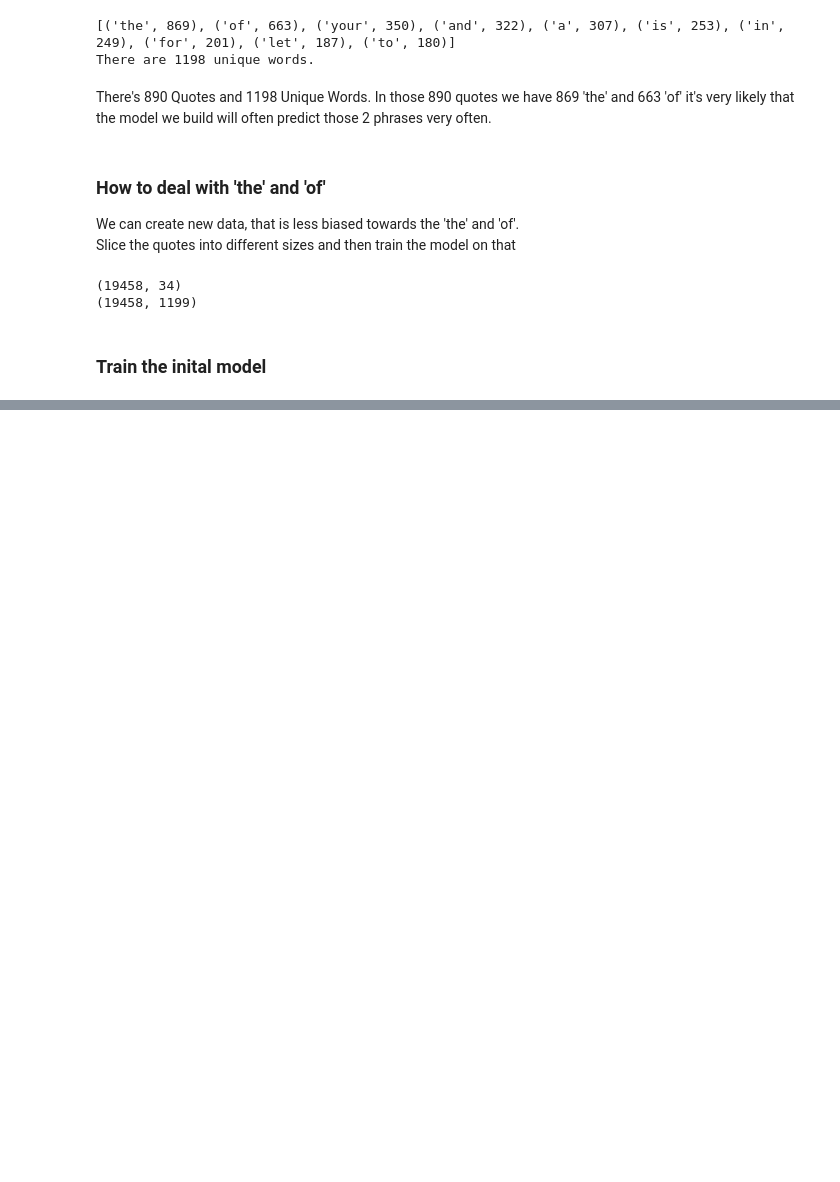
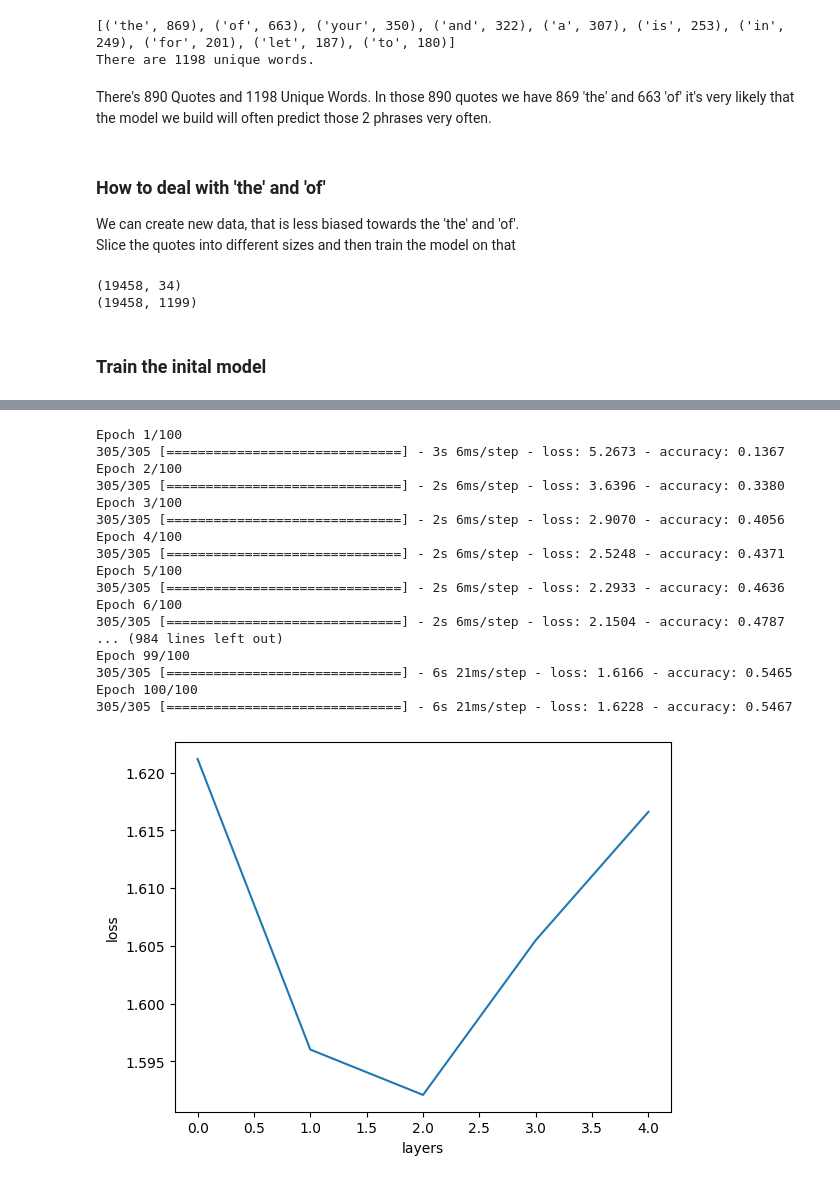
Before and after one commit to jeffpatel71/CNN-Fruits-RNN-Word, a Jupyter notebook: RNN/RNN.ipynb, the cells around one changed output, grey strips where cells are left out. Saved outputs shown, nothing was run; the diff lists cells and outputs as text; code cells hidden in the pictures; blank space fills up the shorter version.

```diff
--- a/RNN/RNN.ipynb
+++ b/RNN/RNN.ipynb
@@ -119 +163,58 @@ history = model.fit(
+# %%
+def tune_model_layers(number_layers):
+    model = Sequential()
+
+    model.add(Embedding(vocab_size, 50, input_length=max_sequence_len - 1))
+    for i in range(number_layers):
+        model.add(LSTM(100, return_sequences=True))
+        model.add(tf.keras.layers.LayerNormalization())
+
+    model.add(LSTM(100, return_sequences=False))
+    model.add(tf.keras.layers.LayerNormalization())
+    model.add(Dense(vocab_size, activation="softmax"))
+    model.compile(
+        loss="categorical_crossentropy", optimizer="adam", metrics=["accuracy"]
+    )
+
+    history = model.fit(
+        X,
+        labels_encoded,
+        batch_size=64,
+        epochs=100,
+        verbose=1,
+        shuffle=True,
+    )
+    return history
+# %%
+results = []
+for i in range(0, 5):
+    history_layers = tune_model_layers(i)
+    results.append({
+            "layers": i,
+            "loss": min(history_layers.history["loss"]),
+            "accuracy": max(history_layers.history["accuracy"]),
+        })
+
+results_layers = pd.DataFrame(results)
+sns.lineplot(x="layers", y="loss", data=results_layers)
+plt.show()
+# %% [output]
+Epoch 1/100
+305/305 [==============================] - 3s 6ms/step - loss: 5.2673 - accuracy: 0.1367
+Epoch 2/100
+305/305 [==============================] - 2s 6ms/step - loss: 3.6396 - accuracy: 0.3380
+Epoch 3/100
+305/305 [==============================] - 2s 6ms/step - loss: 2.9070 - accuracy: 0.4056
+Epoch 4/100
+305/305 [==============================] - 2s 6ms/step - loss: 2.5248 - accuracy: 0.4371
+Epoch 5/100
+305/305 [==============================] - 2s 6ms/step - loss: 2.2933 - accuracy: 0.4636
+Epoch 6/100
+305/305 [==============================] - 2s 6ms/step - loss: 2.1504 - accuracy: 0.4787
+... (984 lines left out)
+Epoch 99/100
+305/305 [==============================] - 6s 21ms/step - loss: 1.6166 - accuracy: 0.5465
+Epoch 100/100
+305/305 [==============================] - 6s 21ms/step - loss: 1.6228 - accuracy: 0.5467
+[figure, added]
 # %%
```
Also changed, not shown: parts of 11 cells of this notebook.
